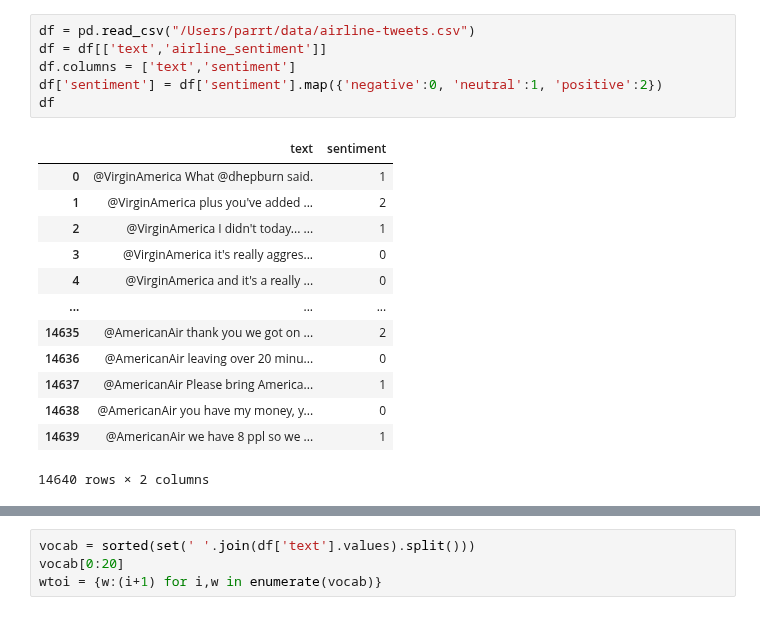
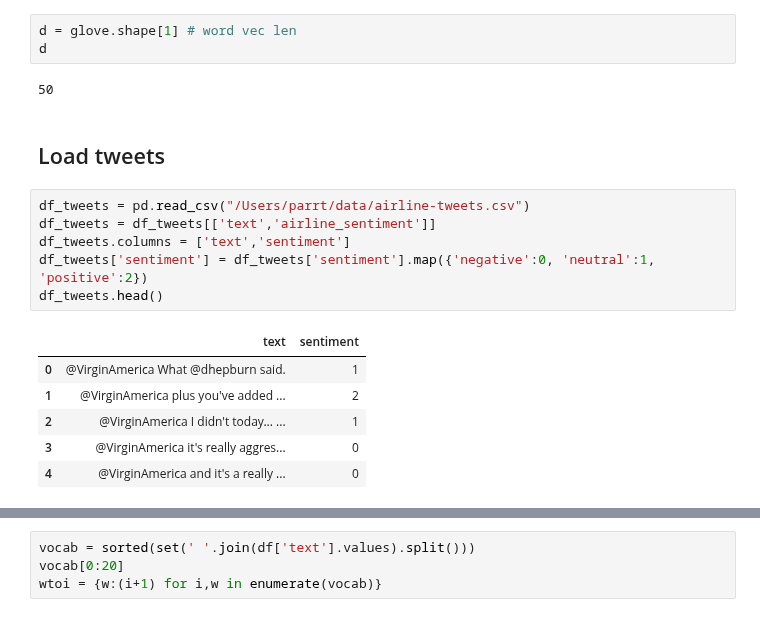
Before and after one commit to parrt/playdl, a Jupyter notebook: notebooks/self-attention.ipynb, the cells around one changed output, grey strips where cells are left out. Saved outputs shown, nothing was run; the diff lists cells and outputs as text.

```diff
--- a/notebooks/self-attention.ipynb
+++ b/notebooks/self-attention.ipynb
@@ -28,20 +107,20 @@ device(type='cpu')
+# %%
+d = glove.shape[1] # word vec len
+d
+# %% [output]
+50
+# %% [markdown]
+## Load tweets
 # %%
-df = pd.read_csv("/Users/parrt/data/airline-tweets.csv")
-df = df[['text','airline_sentiment']]
-df.columns = ['text','sentiment']
-df['sentiment'] = df['sentiment'].map({'negative':0, 'neutral':1, 'positive':2})
-df
+df_tweets = pd.read_csv("/Users/parrt/data/airline-tweets.csv")
+df_tweets = df_tweets[['text','airline_sentiment']]
+df_tweets.columns = ['text','sentiment']
+df_tweets['sentiment'] = df_tweets['sentiment'].map({'negative':0, 'neutral':1, 'positive':2})
+df_tweets.head()
 # %% [output]
 |  | text | sentiment |
 | 0 | @VirginAmerica What @dhepburn said. | 1 |
 | 1 | @VirginAmerica plus you've added ... | 2 |
 | 2 | @VirginAmerica I didn't today... ... | 1 |
 | 3 | @VirginAmerica it's really aggres... | 0 |
 | 4 | @VirginAmerica and it's a really ... | 0 |
-| ... | ... | ... |
-| 14635 | @AmericanAir thank you we got on ... | 2 |
-| 14636 | @AmericanAir leaving over 20 minu... | 0 |
-| 14637 | @AmericanAir Please bring America... | 1 |
-| 14638 | @AmericanAir you have my money, y... | 0 |
-| 14639 | @AmericanAir we have 8 ppl so we ... | 1 |
-14640 rows × 2 columns
```
Also changed, not shown: parts of 57 cells of this notebook, 1 other file.
